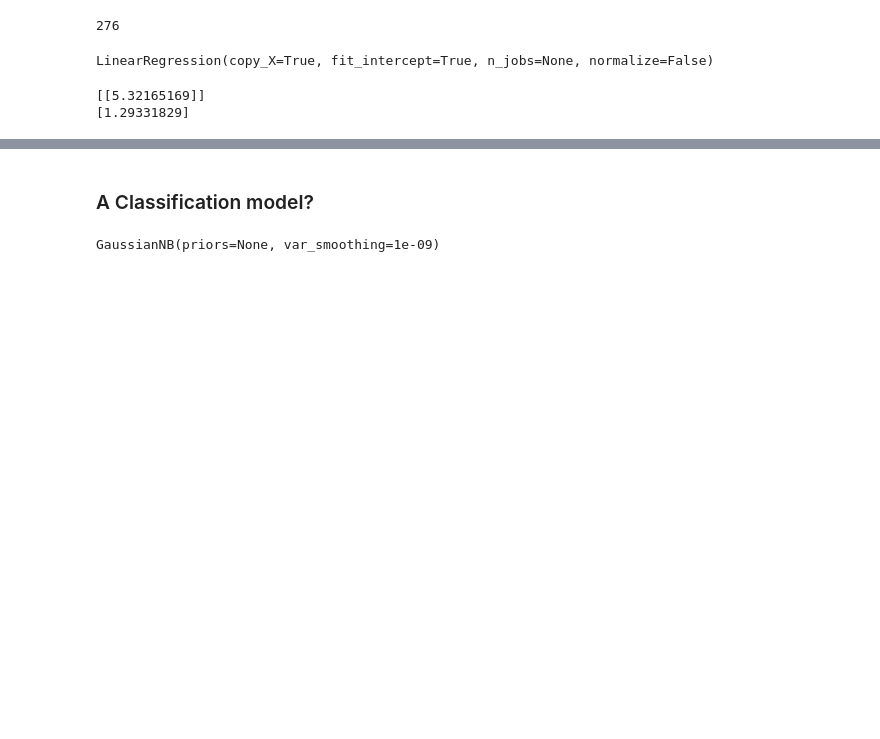
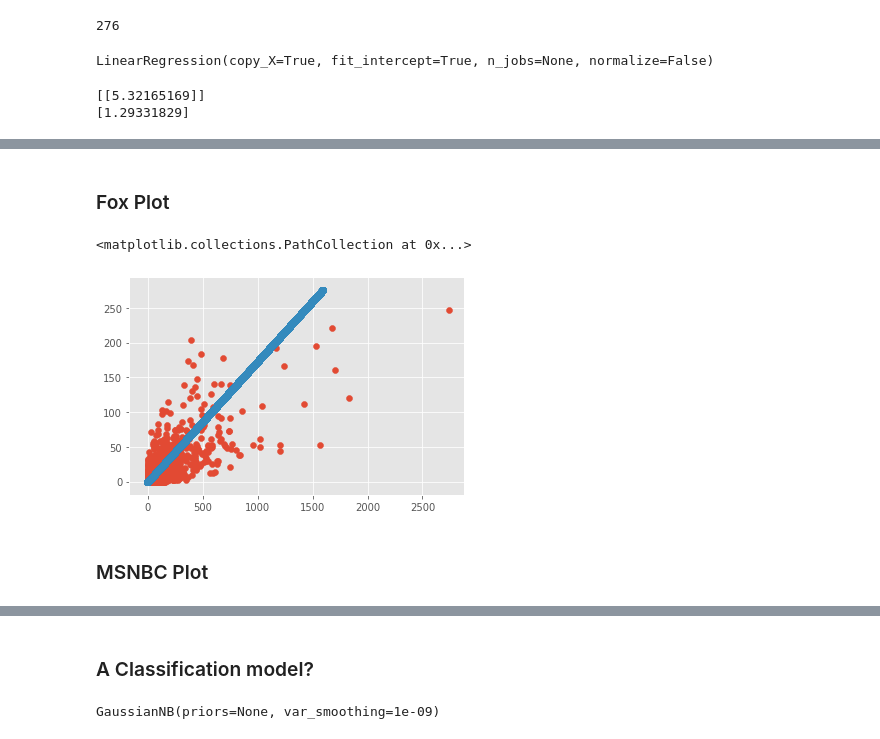
Before and after one commit to markgallo/SocialNetWorkAnalysis, a Jupyter notebook: Thesis.ipynb, the cells around one changed output, grey strips where cells are left out. Saved outputs shown, nothing was run; the diff lists cells and outputs as text; code cells hidden in the pictures; blank space fills up the shorter version.

```diff
--- a/Thesis.ipynb
+++ b/Thesis.ipynb
@@ -732,0 +787,22 @@ Xtrain, Xtest, ytrain, ytest = train_test_split(X, y,random_state=1)
+# %% [markdown]
+### Fox Plot
+# %%
+Xfox = foxnews['replycount'].values
+yfox = foxnews['likecount'].values
+# %%
+Xfox = Xfox.reshape(-1,1)
+yfox = yfox.reshape(-1,1)
+# %%
+xfit = np.linspace(-1,276, num = 205773 )
+Xfit = xfit[:,np.newaxis]
+model.fit(Xfox,yfox)
+yfit=model.predict(Xfit)
+# %%
+plt.scatter(yfox,Xfox)
+plt.scatter(yfit,Xfit)
+#estimated slope: 250 replies / 1500 likes (0.167) ie: one can expect a comment with 1 reply to have 6 likes
+# %% [output]
+<matplotlib.collections.PathCollection at 0x...>
+[figure, added]
+# %% [markdown]
+### MSNBC Plot
```
Also changed, not shown: parts of 11 cells of this notebook.
